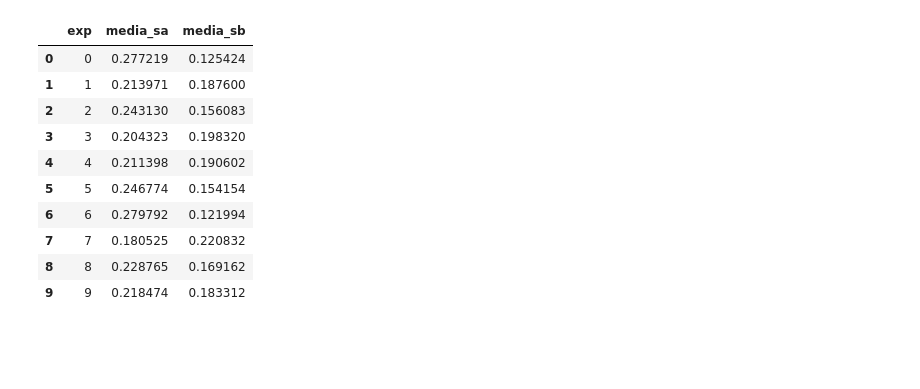
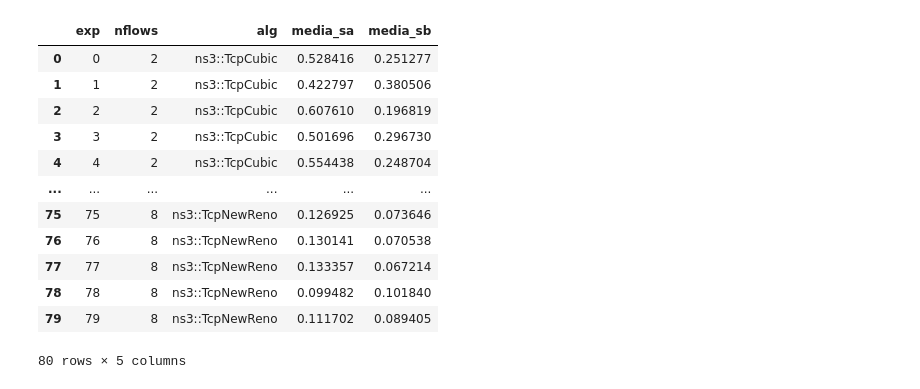
Before and after one commit to RaphaelLeivas/redes-2025-2, a Jupyter notebook: lab2_p2.ipynb, the cells around one changed output. Cells and saved outputs as stored; diff of their text form; code cells hidden in the pictures; blank space fills up the shorter version.

```diff
--- a/lab2_p2.ipynb
+++ b/lab2_p2.ipynb
@@ -1,20 +1,21 @@
 # %%
 import matplotlib.pyplot as plt
 import pandas as pd
 
 plt.rcParams.update({'font.size': 16})
 
 df = pd.read_csv("experiment_lab2p2.csv")
-df
 # %% [output]
-|  | exp | media_sa | media_sb |
-| 0 | 0 | 0.277219 | 0.125424 |
-| 1 | 1 | 0.213971 | 0.187600 |
-| 2 | 2 | 0.243130 | 0.156083 |
-| 3 | 3 | 0.204323 | 0.198320 |
-| 4 | 4 | 0.211398 | 0.190602 |
-| 5 | 5 | 0.246774 | 0.154154 |
-| 6 | 6 | 0.279792 | 0.121994 |
-| 7 | 7 | 0.180525 | 0.220832 |
-| 8 | 8 | 0.228765 | 0.169162 |
-| 9 | 9 | 0.218474 | 0.183312 |
+|  | exp | nflows | alg | media_sa | media_sb |
+| 0 | 0 | 2 | ns3::TcpCubic | 0.528416 | 0.251277 |
+| 1 | 1 | 2 | ns3::TcpCubic | 0.422797 | 0.380506 |
+| 2 | 2 | 2 | ns3::TcpCubic | 0.607610 | 0.196819 |
+| 3 | 3 | 2 | ns3::TcpCubic | 0.501696 | 0.296730 |
+| 4 | 4 | 2 | ns3::TcpCubic | 0.554438 | 0.248704 |
+| ... | ... | ... | ... | ... | ... |
+| 75 | 75 | 8 | ns3::TcpNewReno | 0.126925 | 0.073646 |
+| 76 | 76 | 8 | ns3::TcpNewReno | 0.130141 | 0.070538 |
+| 77 | 77 | 8 | ns3::TcpNewReno | 0.133357 | 0.067214 |
+| 78 | 78 | 8 | ns3::TcpNewReno | 0.099482 | 0.101840 |
+| 79 | 79 | 8 | ns3::TcpNewReno | 0.111702 | 0.089405 |
+80 rows × 5 columns
```
Also changed, not shown: parts of 3 cells of this notebook, 2 other files.
